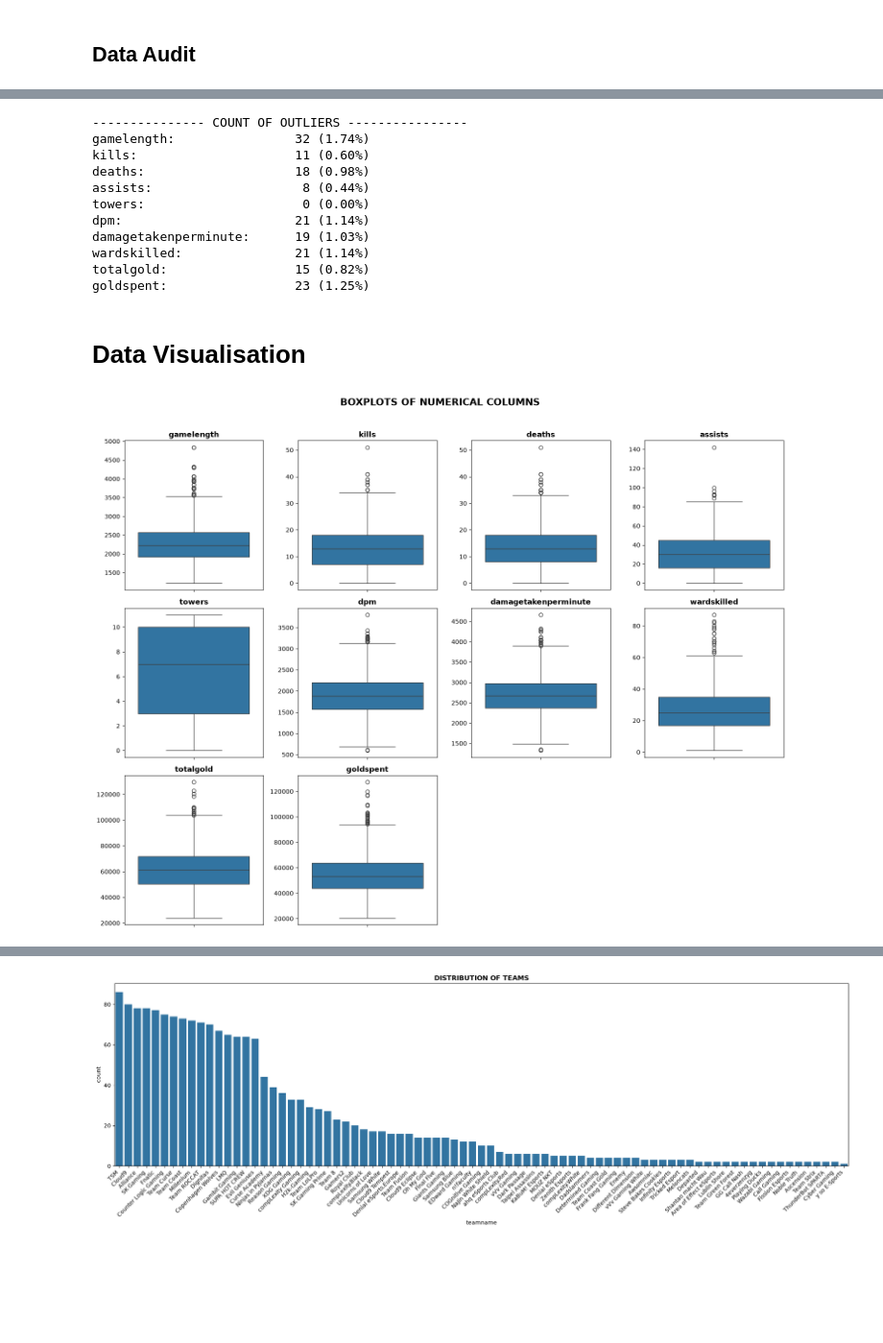
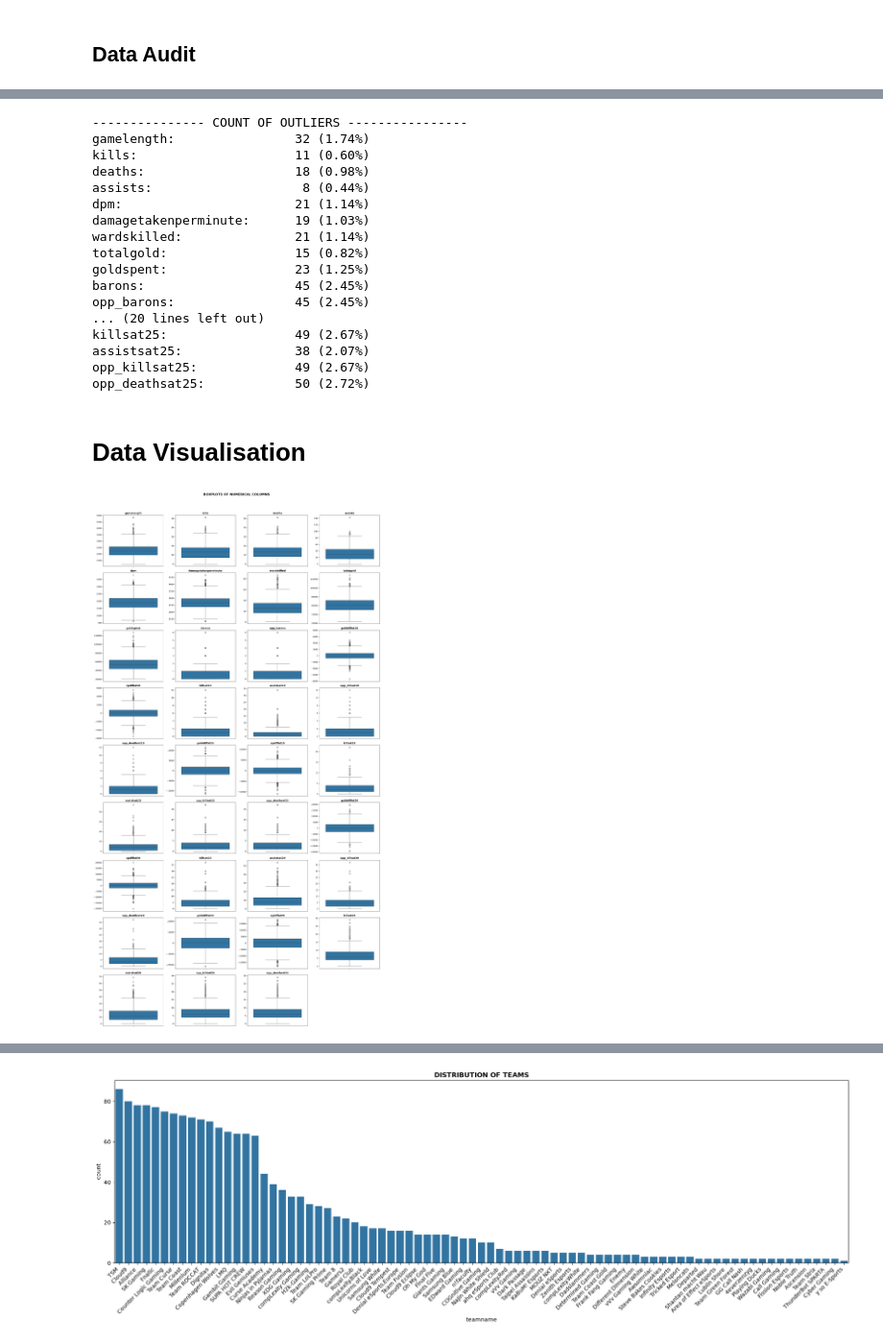
Before and after one commit to jkpjr/lol-esports-pickems-predictor, a Jupyter notebook: exploratory_data_analysis.ipynb, the cells around one changed output, grey strips where cells are left out. Shown at 96% size. Cells and saved outputs as stored; diff of their text form; code cells hidden in the pictures; blank space fills up the shorter version.

```diff
--- a/exploratory_data_analysis.ipynb
+++ b/exploratory_data_analysis.ipynb
@@ -22,7 +22,12 @@ Refer to the original source database by Oracke's Elixir by Tim Sevenhuysen.
 cols_to_include = ['gameid', 'league', 'year', 'split', 'patch',
                    'teamname', 'gamelength', 'result', 'kills',
                    'deaths', 'assists', 'towers', 'dpm', 'damagetakenperminute',
-                   'wardskilled', 'totalgold', 'goldspent'
+                   'wardskilled', 'totalgold', 'goldspent',
+                   'firstdragon', 'firstbaron', 'barons', 'opp_barons',
+                   'golddiffat10', 'xpdiffat10', 'killsat10', 'assistsat10', 'opp_killsat10', 'opp_deathsat10',
+                   'golddiffat15', 'xpdiffat15', 'killsat15', 'assistsat15', 'opp_killsat15', 'opp_deathsat15',
+                   'golddiffat20', 'xpdiffat20', 'killsat20', 'assistsat20', 'opp_killsat20', 'opp_deathsat20',
+                   'golddiffat25', 'xpdiffat25', 'killsat25', 'assistsat25', 'opp_killsat25', 'opp_deathsat25'
                    ]
 
 db = 'lol_predictors.duckdb'
@@ -69,11 +75,11 @@ df.describe()
 # %% [markdown]
 ## Data Audit
 # %%
-# Define numerical columns
-num_cols = df.select_dtypes(include=["number"]).columns.drop(['year', 'patch', 'result']).tolist()
+# Limit numerical columns for description and visualization
+numcols_to_drop = ['year', 'patch', 'result', 'towers', 'firstbaron', 'firstdragon']
 
-# Define categorical columns
-cat_cols = df.select_dtypes(include=["str"]).columns.drop(['gameid']).tolist()
+# Limit categorical columns for description and visualization
+catcols_to_drop = ['gameid', 'teamname']
 # %%
 data_profiling(df)
 # %% [output]
@@ -138,23 +149,29 @@ Cyber Gaming               2
 y so E-Sports              1
 Name: count, dtype: int64
 # %%
-count_outliers(df, num_cols)
+count_outliers(df, numcols_to_drop)
 # %% [output]
 --------------- COUNT OF OUTLIERS ----------------
 gamelength:                32 (1.74%)
 kills:                     11 (0.60%)
 deaths:                    18 (0.98%)
 assists:                    8 (0.44%)
-towers:                     0 (0.00%)
 dpm:                       21 (1.14%)
 damagetakenperminute:      19 (1.03%)
 wardskilled:               21 (1.14%)
 totalgold:                 15 (0.82%)
 goldspent:                 23 (1.25%)
+barons:                    45 (2.45%)
+opp_barons:                45 (2.45%)
+... (20 lines left out)
+killsat25:                 49 (2.67%)
+assistsat25:               38 (2.07%)
+opp_killsat25:             49 (2.67%)
+opp_deathsat25:            50 (2.72%)
 # %% [markdown]
 # Data Visualisation
 # %%
-visualize_outliers(df, num_cols)
+visualize_outliers(df, numcols_to_drop, nrows=10, ncols=4, figsize=(20, 40))
 # %% [output]
-[figure, old version]
+[figure, new version]
 # %%
```
Also changed, not shown: parts of 7 cells of this notebook, 5 other files.
